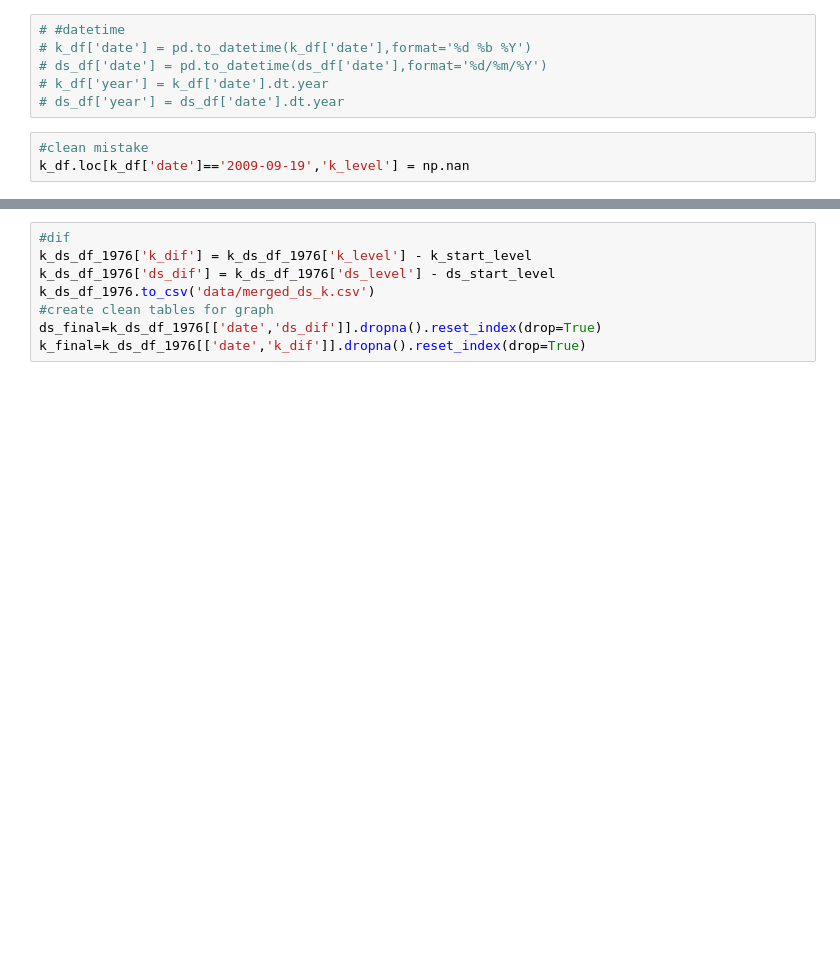
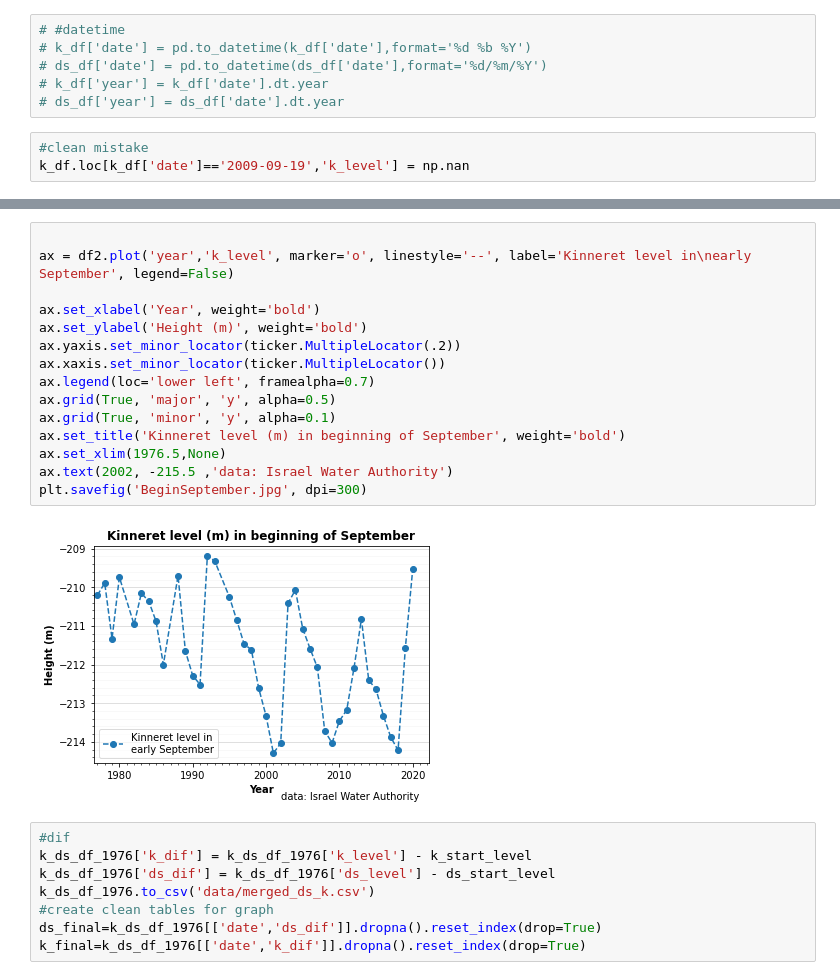
Before and after one commit to est987/DeadGalileeSea, a Jupyter notebook: Dead Sea vs Kinneret.ipynb, the cells around one changed output, grey strips where cells are left out. Cells and saved outputs as stored; diff of their text form; blank space fills up the shorter version.

```diff
--- a/Dead Sea vs Kinneret.ipynb
+++ b/Dead Sea vs Kinneret.ipynb
@@ -80,3 +100,20 @@ Dead Sea start level (1976): -398.95
+# %%
+
+ax = df2.plot('year','k_level', marker='o', linestyle='--', label='Kinneret level in\nearly September', legend=False)
+
+ax.set_xlabel('Year', weight='bold')
+ax.set_ylabel('Height (m)', weight='bold')
+ax.yaxis.set_minor_locator(ticker.MultipleLocator(.2))
+ax.xaxis.set_minor_locator(ticker.MultipleLocator())
+ax.legend(loc='lower left', framealpha=0.7)
+ax.grid(True, 'major', 'y', alpha=0.5)
+ax.grid(True, 'minor', 'y', alpha=0.1)
+ax.set_title('Kinneret level (m) in beginning of September', weight='bold')
+ax.set_xlim(1976.5,None)
+ax.text(2002, -215.5 ,'data: Israel Water Authority')
+plt.savefig('BeginSeptember.jpg', dpi=300)
+# %% [output]
+[figure, added]
 # %%
 #dif
 k_ds_df_1976['k_dif'] = k_ds_df_1976['k_level'] - k_start_level
```
Also changed, not shown: parts of 14 cells of this notebook, 4 other files.
